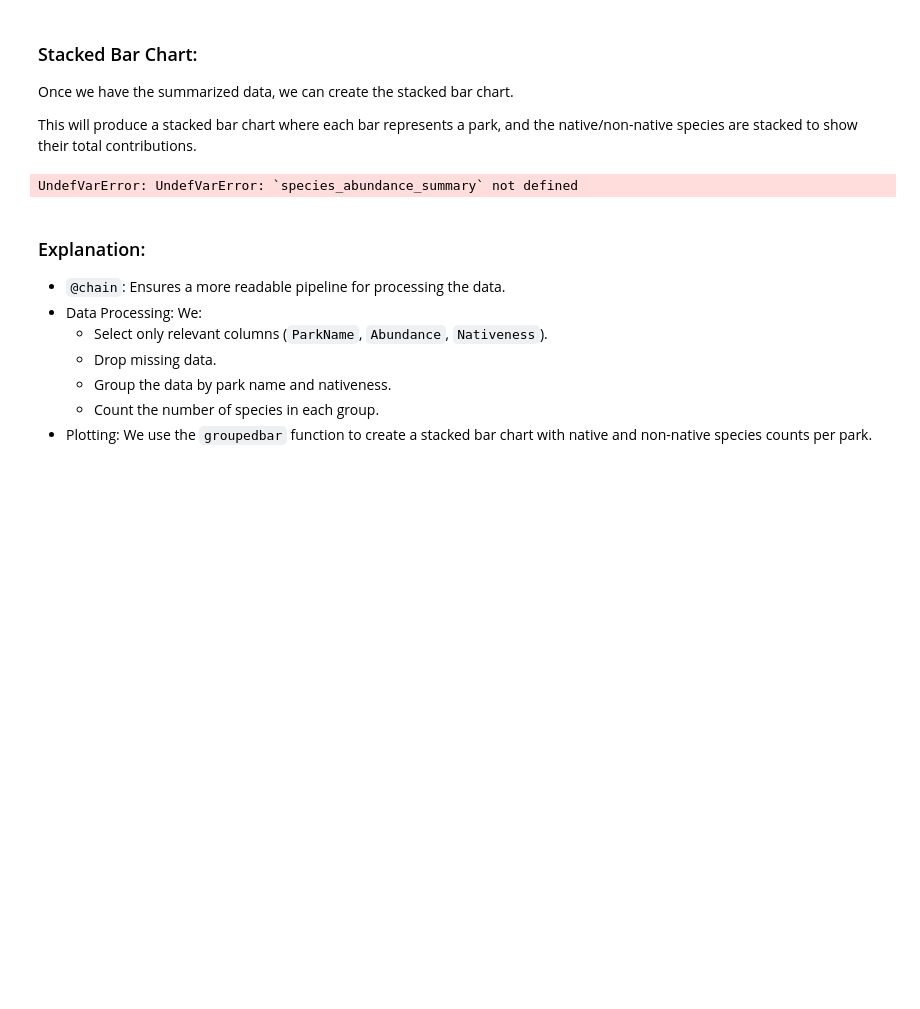
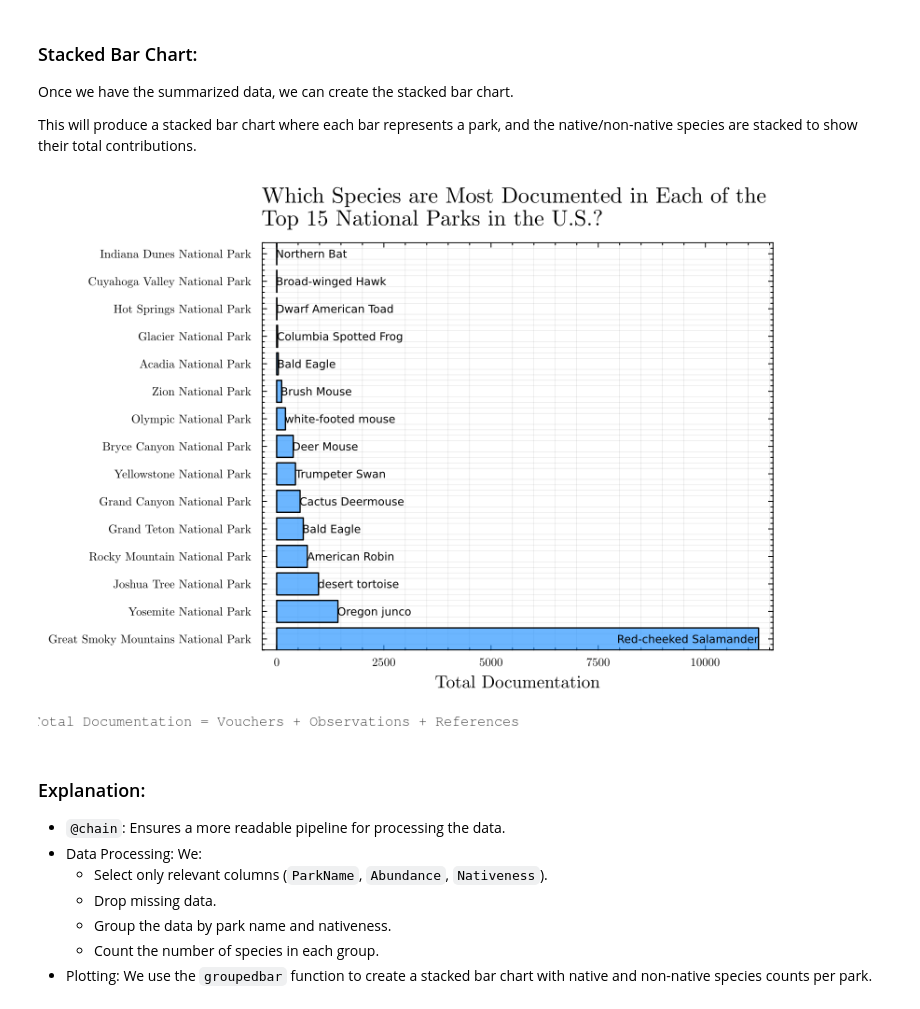
Before and after one commit to nicolasfoss/tidy_tuesday, a Jupyter notebook: National_Parks_2024_10_08/National_Parks_2024_10_08.ipynb, the cells around one changed output. Saved outputs shown, nothing was run; the diff lists cells and outputs as text; code cells hidden in the pictures; blank space fills up the shorter version.

Commit message:
completed the national parks analysis and viz

```diff
--- a/National_Parks_2024_10_08/National_Parks_2024_10_08.ipynb
+++ b/National_Parks_2024_10_08/National_Parks_2024_10_08.ipynb
@@ -58,18 +103,36 @@ UndefVarError: UndefVarError: `species_data` not defined
 
 ## Code to Filter and Summarize:
 # %%
+# get a dataframe with CommonNames and the CategoryName for a join
+common_names_categories = @chain begin
+    species_data
+    filter(:CategoryName => x -> x in ["Mammal", "Bird", "Reptile", "Amphibian", "Fish", "Insect"], _)
+    @transform(:CommonNames = ifelse.(:CommonNames .== "NA", :SciName, :CommonNames))
+    @transform(:CommonNames = ifelse.(occursin.(",", :CommonNames), first.(split.(:CommonNames, ",")), :CommonNames))  # Handle split only if comma exists
+    select(:CommonNames, :CategoryName)
+    unique(_)
+end
+
 # Filter and summarize data using @chain macro
+# get the most documented species in each park
 species_abundance_summary = @chain begin
     species_data
+    filter(:CategoryName => x -> x in ["Mammal", "Bird", "Reptile", "Amphibian", "Fish", "Insect"], _)
     @transform(:CommonNames = ifelse.(:CommonNames .== "NA", :SciName, :CommonNames))
     @transform(:CommonNames = ifelse.(occursin.(",", :CommonNames), first.(split.(:CommonNames, ",")), :CommonNames))  # Handle split only if comma exists
-    groupby([:ParkName, :Nativeness])
-    combine(:Nativeness => length => :Count; ungroup=true)
-    sort([:ParkName, order(:Sightings, rev=true)])
-    filter(:Sightings => x -> x .> 0, _)
+    groupby([:ParkName, :CommonNames])
+    @combine(:Total_Documentation = :Vouchers .+ :Observations .+ :References; ungroup=true)
+    sort([:ParkName, order(:Total_Documentation, rev=true)])
     groupby(:ParkName)
-    subset(:Sightings => x -> x .== maximum(x))
+    subset(:Total_Documentation => x -> x .== maximum(x))
     groupby(:ParkName)
-    combine(:ParkName => first => :ParkName, :CommonNames => first => :CommonNames, :Sightings => first => :Sightings)  # Combine with max sightings per ParkName
+    combine(:ParkName => first => :ParkName, :CommonNames => first => :CommonNames, :Total_Documentation => first => :Total_Documentation)  # Combine with max sightings per ParkName
+    leftjoin(common_names_categories, on = :CommonNames)
+    select(:ParkName, :CategoryName, :CommonNames, :Total_Documentation)
+    sort(:Total_Documentation, rev = true)
 end
+
+species_abundance_summary.ParkName = categorical(species_abundance_summary.ParkName, levels=unique(species_abundance_summary.ParkName), ordered = true)
+
+species_abundance_summary
 # %% [output]
@@ -82,15 +162,17 @@ UndefVarError: UndefVarError: `species_data` not defined
 Once we have the summarized data, we can create the stacked bar chart.
 
 This will produce a stacked bar chart where each bar represents a park, and the native/non-native species are stacked to show their total contributions.
-# %%
-# Stacked bar chart for species abundance by park and nativeness
-@chain species_abundance_summary begin
-    @df groupedbar(:ParkName, :Count, group=:Nativeness, bar_position=:stack,
-        title="Species Abundance by Park and Nativeness", xlabel="Park Name", ylabel="Species Count",
-        legend=:topright, lw=0.8, fillalpha=0.7)
-end
-# %% [output]
-UndefVarError: UndefVarError: `species_abundance_summary` not defined
+# %%
+# Stacked bar chart for species abundance by park and nativeness
+theme(:dao)
+species_abundance_bar = @df species_abundance_summary bar(:ParkName, :Total_Documentation,
+        title = "Which Species are Most Documented in Each of the\nTop 15 National Parks in the U.S.?\n", xlabel = "", ylabel = "Total Documentation",
+        legend = false, fill = "dodgerblue", fillalpha = 0.65, titlefontsize = 15, titlealign = :left, permute = (:x, :y), size = (800, 600),
+    grid=false, text=text.(:CommonNames, 8, [:right, :left, :left, :left, :left, :left, :left, :left, :left, :left, :left, :left, :left, :left, :left]), bottom_margin = 12mm
+        )
+annotate!(-2, -2, text("Total Documentation = Vouchers + Observations + References", "sans serif", :center, 8))
+# %% [output]
+[figure, added]
 # %% [markdown]
 ### Explanation:
 
```
Also changed, not shown: parts of 11 cells of this notebook.
